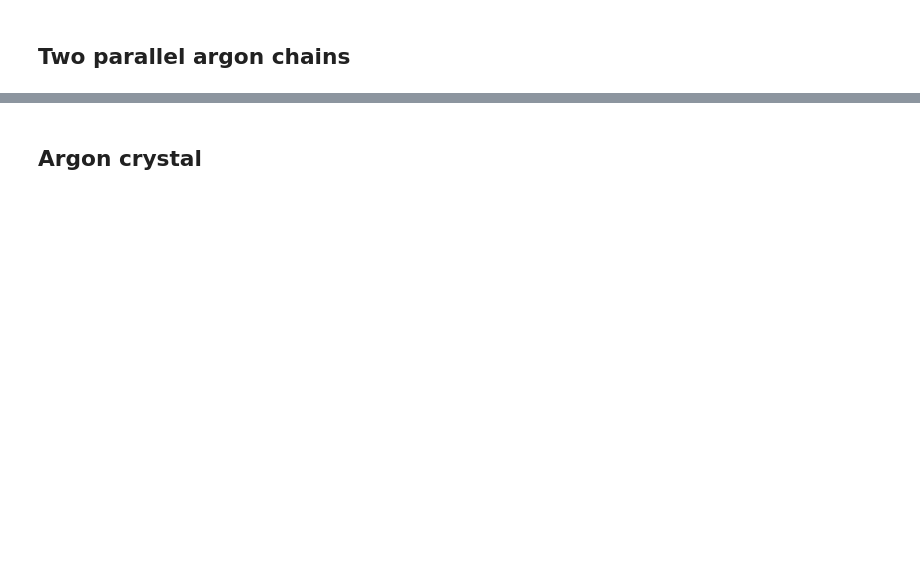
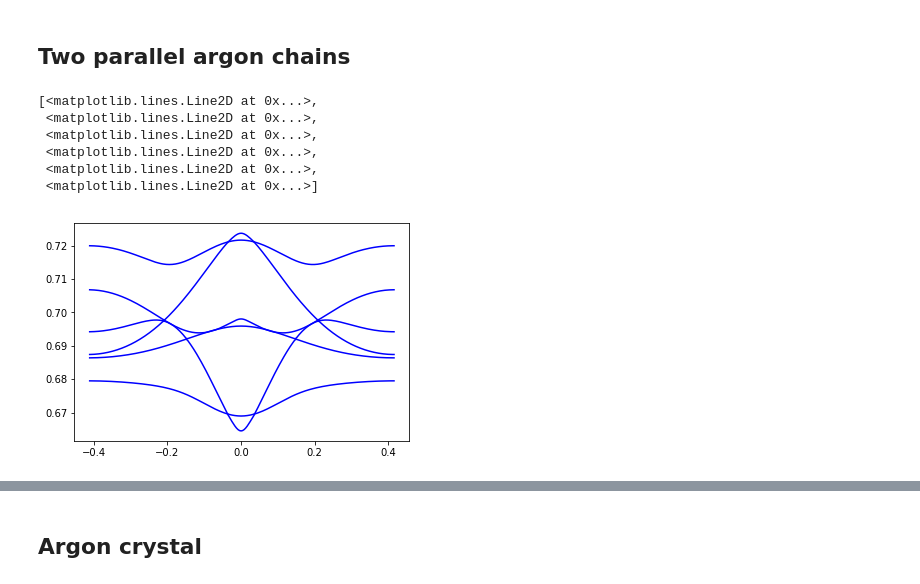
Before and after one commit to libmbd/libmbd, a Jupyter notebook: doc/playground.ipynb, the cells around one changed output, grey strips where cells are left out. Drawn from its saved outputs; the diff is of its cells as text; code cells hidden in the pictures; blank space fills up the shorter version.

```diff
--- a/doc/playground.ipynb
+++ b/doc/playground.ipynb
@@ -134,10 +210,24 @@ omega = mbd.omega_eff(C6, alpha_0)
 # %%
 k_grid = mbd.make_k_grid(mbd.make_g_grid(200, 1, 1), uc)
 # %%
-omegas = mbd.get_reciprocal_mbd_energy('REV', 'fermi,dip', xyz, alpha_0, omega, k_grid, uc,
-                                       r_vdw=R_vdw, beta=1., a=6.)[1]
+omegas = mbd.get_reciprocal_mbd_energy(
+    'REV', 'fermi,dip',
+    xyz, alpha_0, omega, k_grid, uc,
+    r_vdw=R_vdw, beta=1., a=6.
+)[1]
 # %%
-plt.plot(*chain.from_iterable((*zip(*sorted(zip(k_grid[:, 0], omegas[:, i]))), 'b-') for i in range(omegas.shape[1])))
+plt.plot(*chain.from_iterable(
+    (*zip(*sorted(zip(k_grid[:, 0], omegas[:, i]))), 'b-')
+    for i in range(omegas.shape[1])
+))
+# %% [output]
+[<matplotlib.lines.Line2D at 0x...>,
+ <matplotlib.lines.Line2D at 0x...>,
+ <matplotlib.lines.Line2D at 0x...>,
+ <matplotlib.lines.Line2D at 0x...>,
+ <matplotlib.lines.Line2D at 0x...>,
+ <matplotlib.lines.Line2D at 0x...>]
+[figure, added]
 # %%
 ns_kpt = [4, 8, 12, 20, 40, 80]
 enes_periodic = []
```
Also changed, not shown: parts of 44 cells of this notebook, 2 other files.
